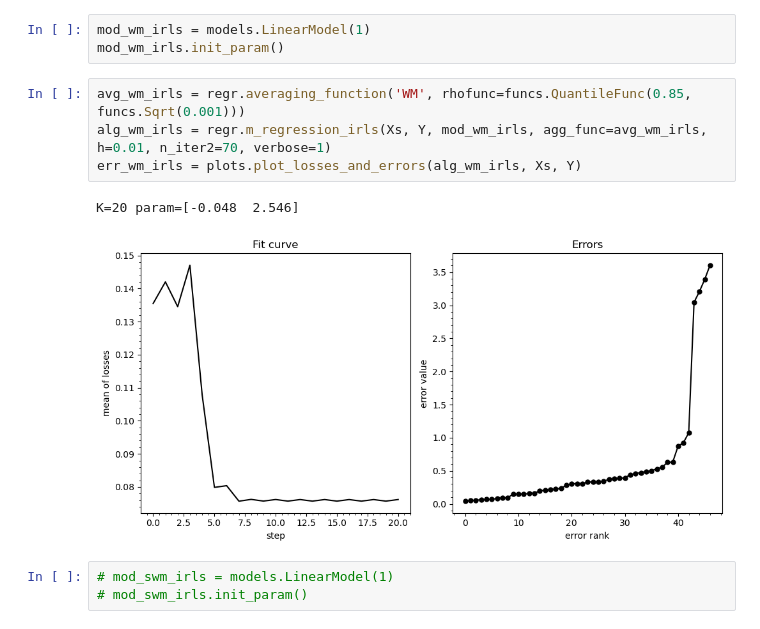
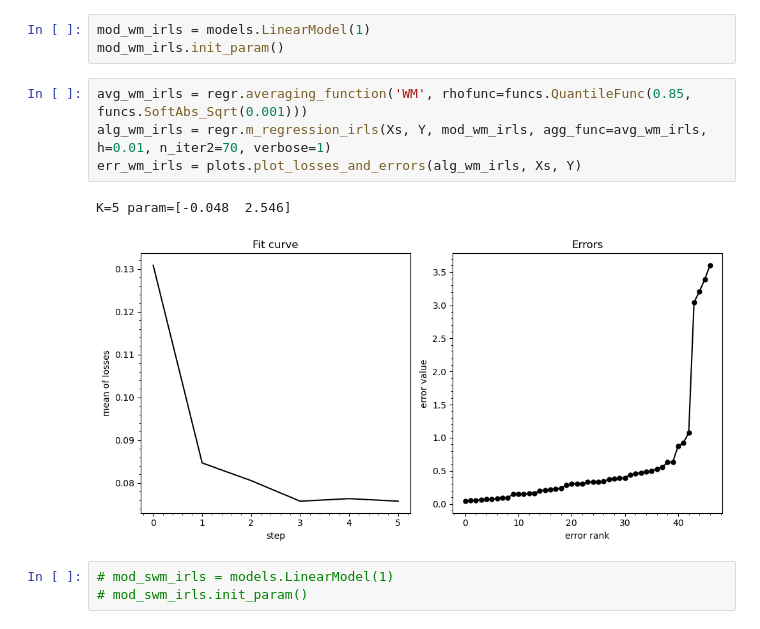
Before and after one commit to intellimath/mlgrad, a Jupyter notebook: examples/test_robust_regression.ipynb, the cells around one changed output. Drawn from its saved outputs; the diff is of its cells as text.

```diff
--- a/examples/test_robust_regression.ipynb
+++ b/examples/test_robust_regression.ipynb
@@ -107,12 +107,12 @@ K=17 param=[0.130 2.008]
 mod_wm_irls = models.LinearModel(1)
 mod_wm_irls.init_param()
 # %%
-avg_wm_irls = regr.averaging_function('WM', rhofunc=funcs.QuantileFunc(0.85, funcs.Sqrt(0.001)))
+avg_wm_irls = regr.averaging_function('WM', rhofunc=funcs.QuantileFunc(0.85, funcs.SoftAbs_Sqrt(0.001)))
 alg_wm_irls = regr.m_regression_irls(Xs, Y, mod_wm_irls, agg_func=avg_wm_irls, h=0.01, n_iter2=70, verbose=1)
 err_wm_irls = plots.plot_losses_and_errors(alg_wm_irls, Xs, Y)
 # %% [output]
-K=20 param=[-0.048  2.546]
+K=5 param=[-0.048  2.546]
-[figure, old version]
+[figure, new version]
 # %%
 # mod_swm_irls = models.LinearModel(1)
 # mod_swm_irls.init_param()
```
Also changed, not shown: parts of 5 cells of this notebook, 22 other files.
